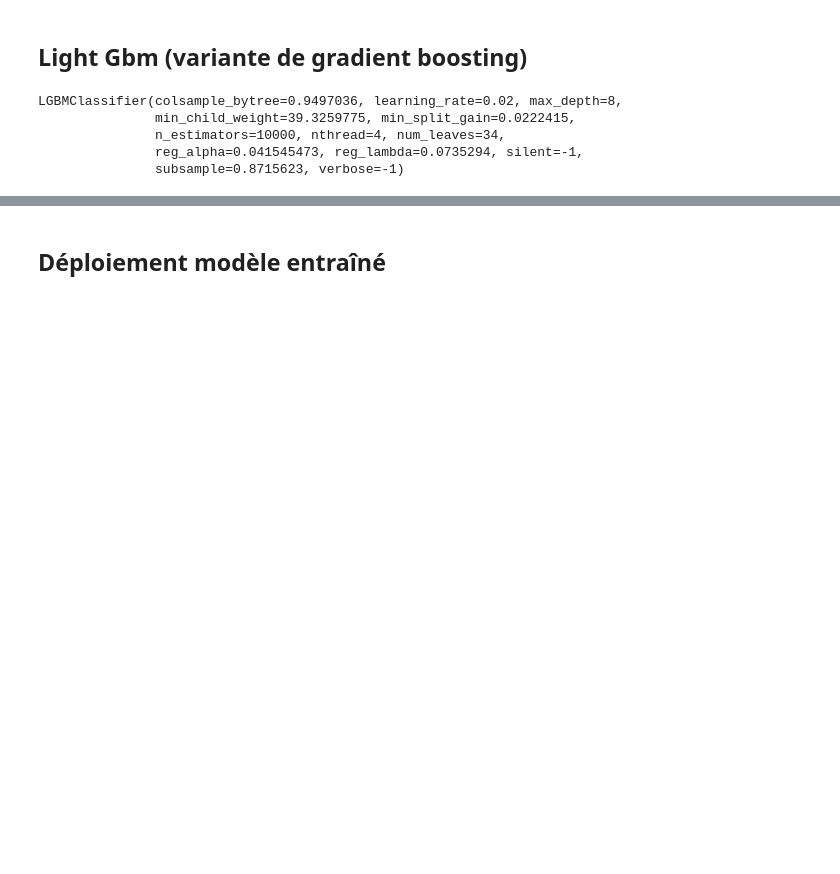
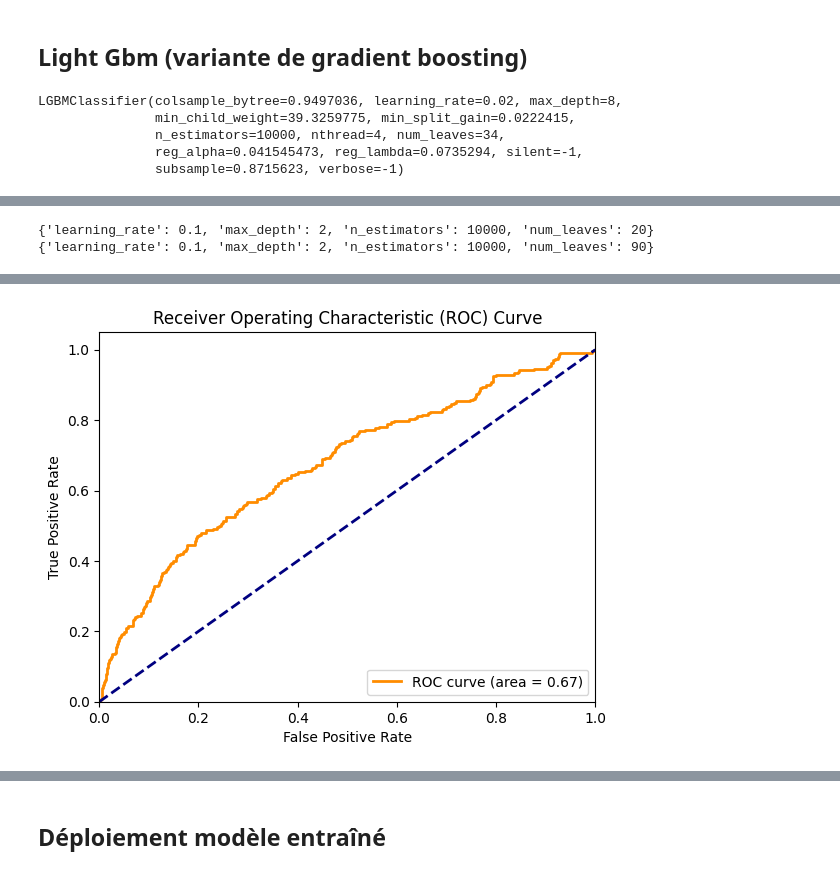
Before and after one commit to erwanpgl/OpenclassroomsCreditScoring, a Jupyter notebook: modelisations/Lucas_Erwan_2_notebook_modélisation_052024.ipynb, the cells around one changed output, grey strips where cells are left out. Cells and saved outputs as stored; diff of their text form; code cells hidden in the pictures; blank space fills up the shorter version.

```diff
--- a/modelisations/Lucas_Erwan_2_notebook_modélisation_052024.ipynb
+++ b/modelisations/Lucas_Erwan_2_notebook_modélisation_052024.ipynb
@@ -1671,0 +2106,21 @@ with open("model_lightgbm.pkl", "wb") as f:
+# %%
+from sklearn.pipeline import make_pipeline
+from sklearn.preprocessing import StandardScaler
+from lightgbm import LGBMClassifier
+from sklearn import metrics
+from sklearn.model_selection import GridSearchCV
+
+lgbmclf = LGBMClassifier()
+
+# Define your parameter grid
+param_grid={
+    'n_estimators': [1000, 10000]
+    , 'max_depth': [2, 8, 16]
+    , 'learning_rate': [0.01,0.02,0.1]
+    , 'num_leaves':[20, 34, 90],}
+
+scoring = {'accuracy': 'accuracy','roc_auc': 'roc_auc', 'fbeta10': fbeta10_scorer}
+
+gdlgbm = GridSearchCV(lgbmclf, param_grid = param_grid, cv = 5, verbose=True, n_jobs=-1, scoring=scoring, refit = 'fbeta10')
+
+gdlgbm.fit(X_train, y_train)
@@ -1671,0 +2154,23 @@ with open("model_lightgbm.pkl", "wb") as f:
+# %%
+print(gdlgbm.best_params_)
+
+results = pd.DataFrame(gdlgbm.cv_results_)
+results = results[['params','mean_fit_time', 'mean_score_time', 'mean_test_accuracy', 'mean_test_roc_auc', 'mean_test_fbeta10']]
+
+best_result = results.sort_values(by=['mean_test_fbeta10'], ascending=False).iloc[0,:]
+print(best_result['params'])
+
+metrics = {
+    'mean accuracy' : best_result['mean_test_accuracy'],
+    'roc_auc_score' : best_result['mean_test_roc_auc'],
+    'score métier' : best_result['mean_test_fbeta10'],
+    'temps de traitement - entraînement' : best_result['mean_fit_time'],
+    'temps de traitement - prédiction' : best_result['mean_score_time']
+}
+y_pred_proba = gdlgbm.predict_proba(X_test)[:, 1]
+fig = get_roc_curve(y_test, y_pred_proba)
+
+lightgbm_uri = log_trainedModel(gdlgbm.best_params_, metrics, 'lightgbm_best_via_gridsearchcv', fig, "roc_auc.png", gdlgbm.best_estimator_, X_train)
+# %% [output]
+{'learning_rate': 0.1, 'max_depth': 2, 'n_estimators': 10000, 'num_leaves': 20}
+{'learning_rate': 0.1, 'max_depth': 2, 'n_estimators': 10000, 'num_leaves': 90}
@@ -1671,0 +2180 @@ with open("model_lightgbm.pkl", "wb") as f:
+[figure, added]
```
Also changed, not shown: parts of 67 cells of this notebook, 22 other files.
